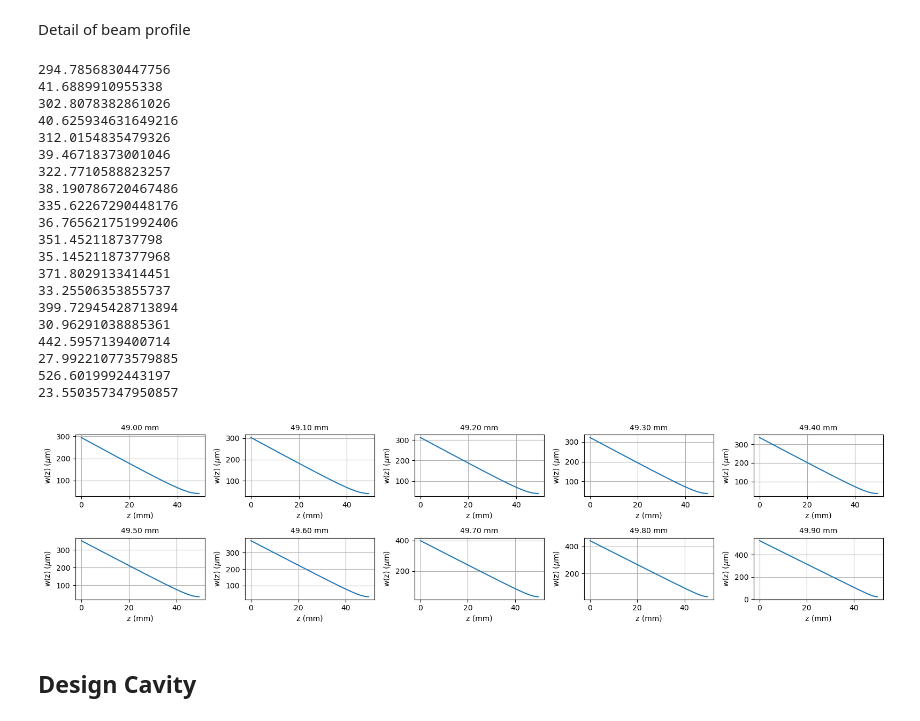
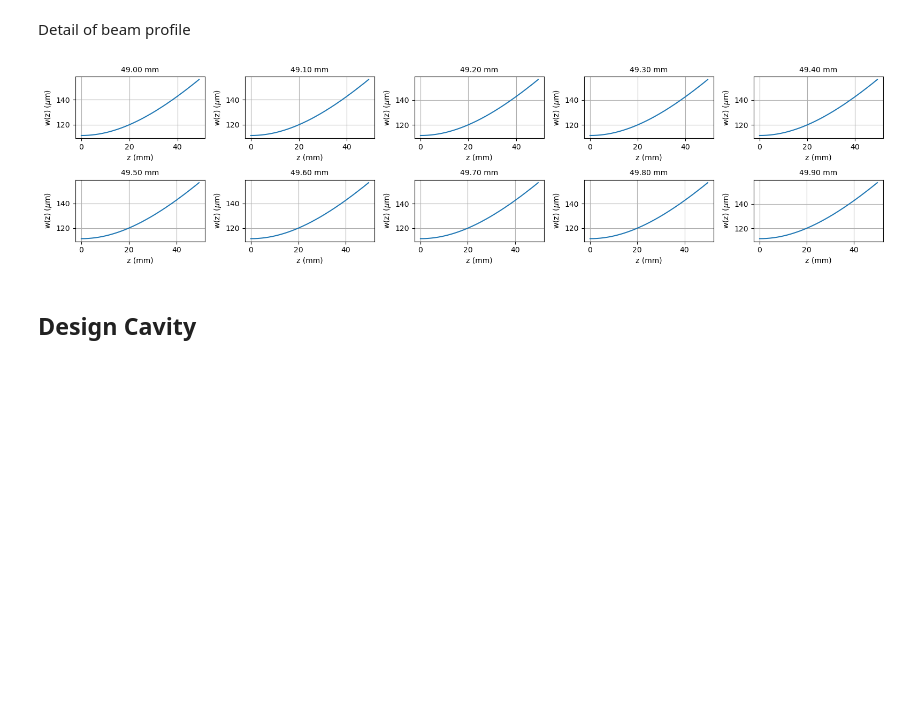
Before and after one commit to eq15t-panda/DesignCavity, a Jupyter notebook: linear_cavity_design.ipynb, the cells around one changed output. Cells and saved outputs as stored; diff of their text form; code cells hidden in the pictures; blank space fills up the shorter version.

```diff
--- a/linear_cavity_design.ipynb
+++ b/linear_cavity_design.ipynb
@@ -158,56 +212,34 @@ plt.show()
 # %% [markdown]
 Detail of beam profile
 # %%
-R1 = 50e-3   # radius of curvature concave mirror
+R1 = 100e-3   # radius of curvature concave mirror
 wavelength = 780e-9     # m
 wz_target = 40e-6   # 40 µm target waist
 
 L_values = np.linspace(49e-3, 49.9e-3, 10)
 
 
 
 plt.figure(figsize=(16,4))
-
 for i, L in enumerate(L_values):
     waist_values, stability_values, wz_close, z_close, beam_profile, z_array = abcd.plan_concave( R1, np.array([L]), wavelength, wz_target, beam_profile=True)
-    print(waist_values.min())
-    print(np.array(beam_profile).min() *1e6)
+    #print(waist_values.min())
+    #print(np.array(beam_profile).min() *1e6)
     plt.subplot(2,5,i+1)
-
     if len(z_array) > 0 and len(beam_profile) > 0:      # condition to avoid empty arrays
         plt.plot(z_array[0]*1e3, beam_profile[0]*1e6)
 
     plt.title(f"{L*1e3:.2f} mm", fontsize=10)
     plt.xlabel("z (mm)")
     plt.ylabel(r"w(z) ($\mu$m)")
     plt.grid(True)
 
 plt.tight_layout()
 # plt.svefig("beam_profiles.png", dpi=300, bbox_inches='tight')
 
 plt.show()
 # %% [output]
-294.7856830447756
-41.6889910955338
-302.8078382861026
-40.625934631649216
-312.0154835479326
-39.46718373001046
-322.7710588823257
-38.190786720467486
-335.62267290448176
-36.765621751992406
-351.452118737798
-35.14521187377968
-371.8029133414451
-33.25506353855737
-399.72945428713894
-30.96291038885361
-442.5957139400714
-27.992210773579885
-526.6019992443197
-23.550357347950857
-[figure, old version]
+[figure, new version]
 # %% [markdown]
 ## Design Cavity
 # %% [markdown]
```
Also changed, not shown: parts of 17 cells of this notebook, 4 other files.
